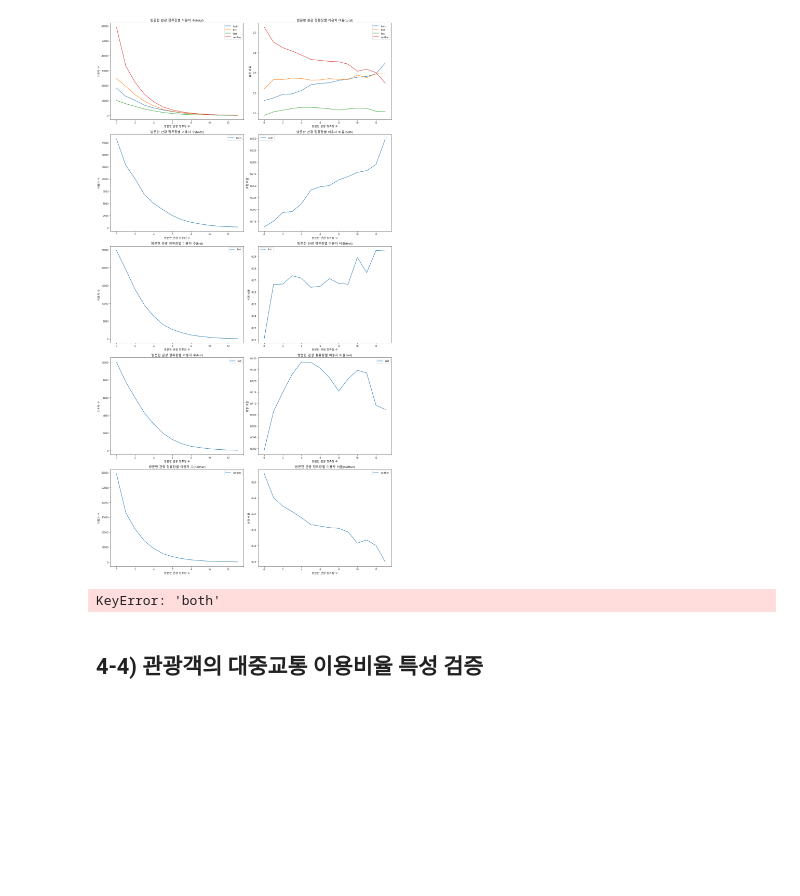
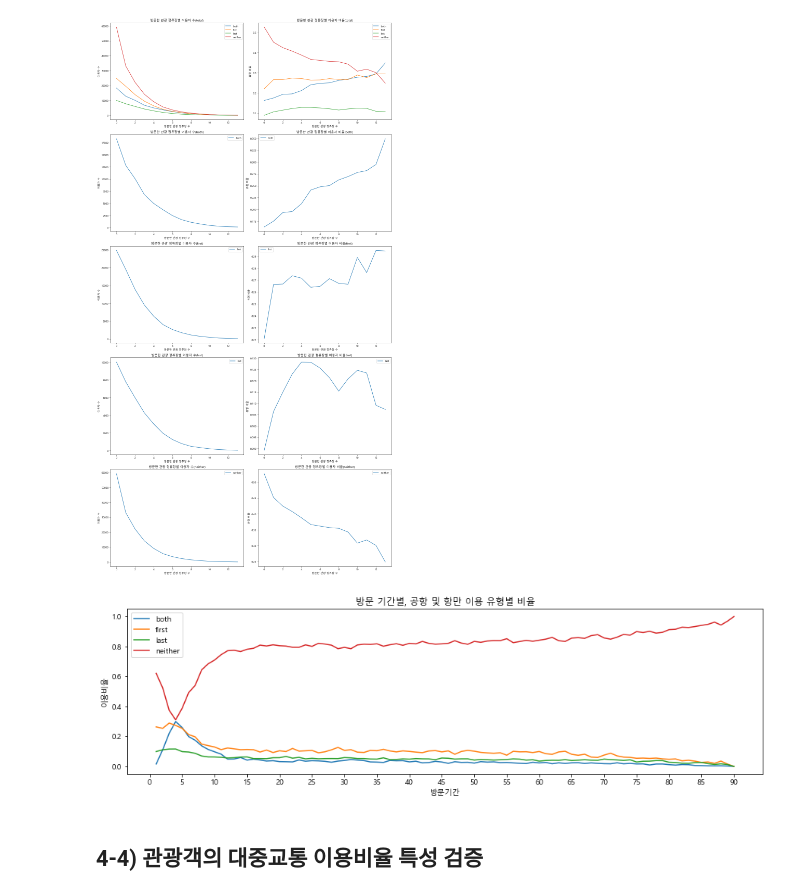
Before and after one commit to hoonisone/2020_jeju-bus-tag_data-analysis, a Jupyter notebook: main/1. 데이터 전처리/1. 이용자&정류장 추출.ipynb, the cells around one changed output. Cells and saved outputs as stored; diff of their text form; code cells hidden in the pictures; blank space fills up the shorter version.

```diff
--- a/main/1. 데이터 전처리/1. 이용자&정류장 추출.ipynb
+++ b/main/1. 데이터 전처리/1. 이용자&정류장 추출.ipynb
@@ -1102,11 +1079,37 @@ plt = draw_tour_visit_analysis_graph(df)
 plt.show()
 # %% [output]
 [figure]
-# %%
-plt = anz.draw_period_analysis_graph(user_df)
-plt.show()
-# %% [output]
-KeyError: 'both'
+# %%
+def draw_period_analysis_graph(user_df):
+    wedgeprops={'width': 0.65, 'edgecolor': 'w', 'linewidth': 5}
+
+    columns = ['both', 'first', 'last', 'neither']
+    values = [[], [], [], []]
+    period = 90
+    term = 1
+    for period in list(range(1, period+1, term)):
+        user_df2 = user_df[(period-1 < user_df['period']) & (user_df['period'] <= period)]
+        for i in range(4):
+            sum = len(user_df2)
+            values[i].append(len(user_df2[user_df2["case"] == columns[i]])/sum)
+
+    plt.rcParams["figure.figsize"] = (15,4)
+    for i in list(range(4)):
+        plt.plot(list(range(1, period+1, term)), values[i])
+
+    plt.legend(columns)
+    plt.title('방문 기간별, 공항 및 항만 이용 유형별 비율')
+    plt.xlabel("방문기간")
+    plt.ylabel("이용비율")
+    plt.xticks(list(range(0, period+1, 5)))
+    plt.show()
+    return plt
+
+
+plt = draw_period_analysis_graph(user_df)
+plt.show()
+# %% [output]
+[figure, added]
 # %% [markdown]
 ## 4-4) 관광객의 대중교통 이용비율 특성 검증
 # %% [markdown]
```
Also changed, not shown: parts of 16 cells of this notebook.
